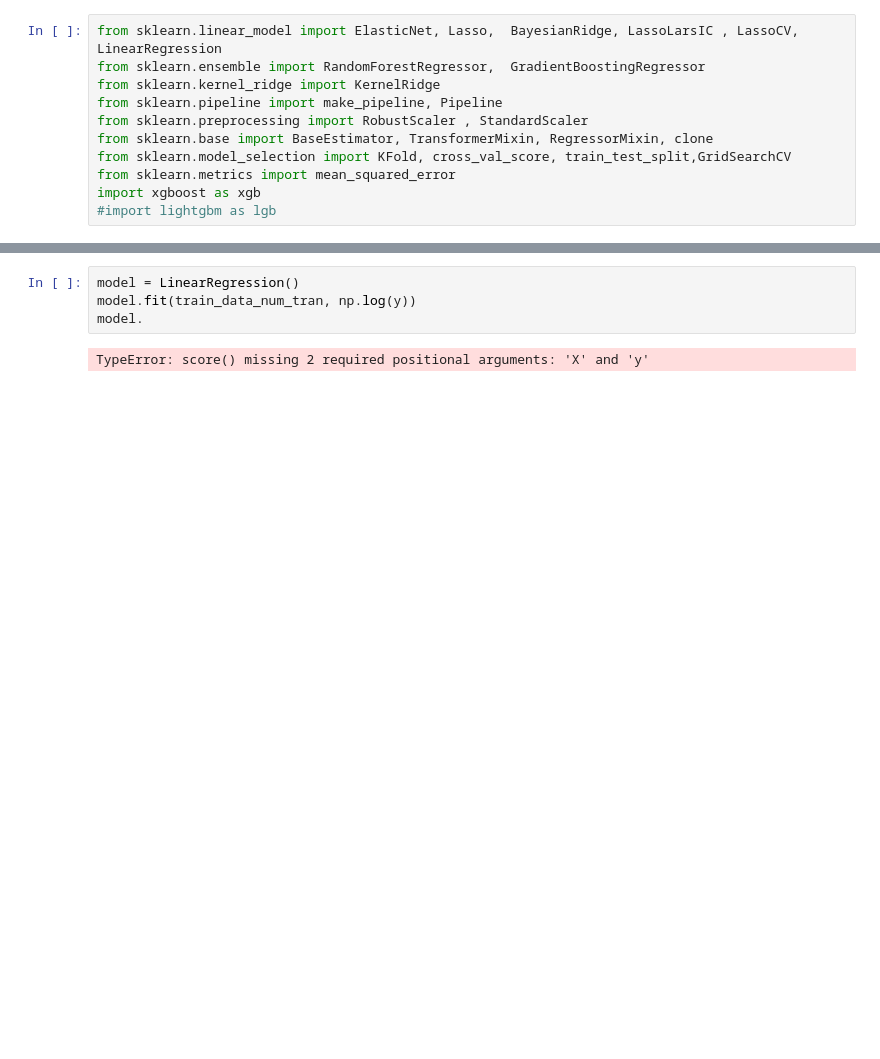
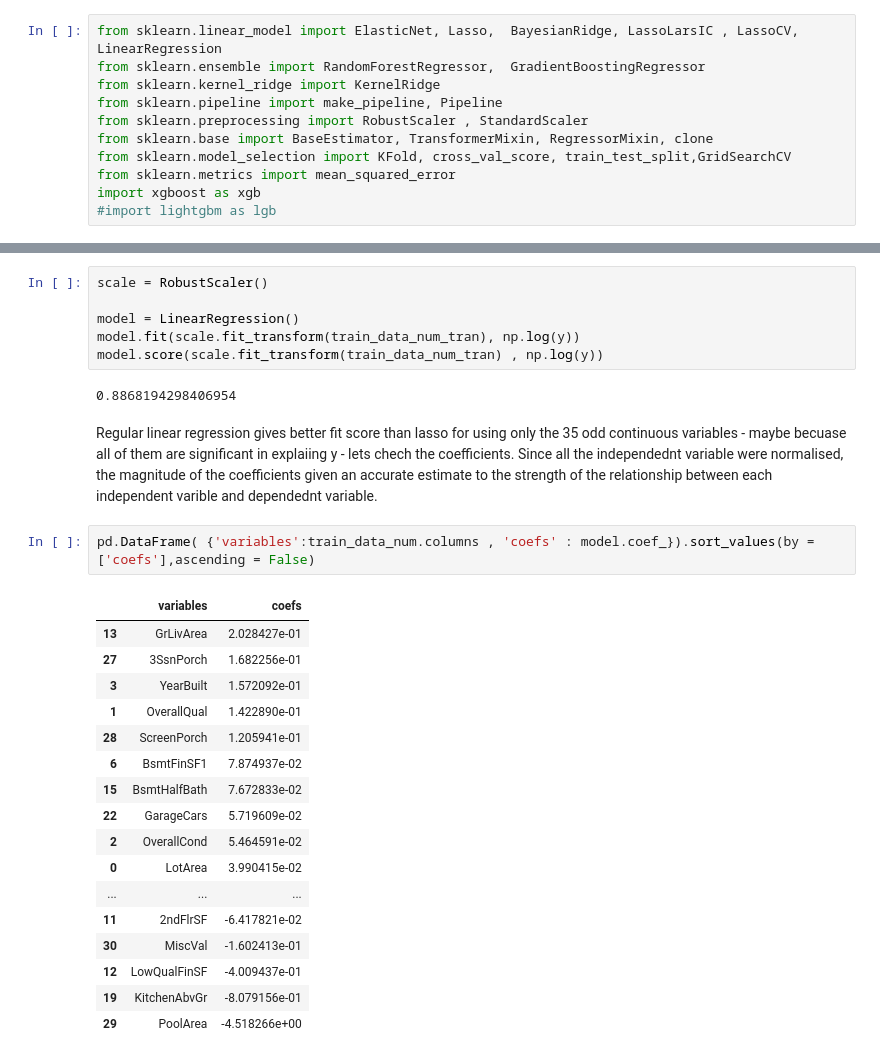
Before and after one commit to dhruvnigam93/hosr_rpice_prediction, a Jupyter notebook: Untitled.ipynb, the cells around one changed output, grey strips where cells are left out. Drawn from its saved outputs; the diff is of its cells as text; blank space fills up the shorter version.

Commit message:
linear regression coeffs added

```diff
--- a/Untitled.ipynb
+++ b/Untitled.ipynb
@@ -240,8 +237,33 @@ GridSearchCV(cv=5, error_score='raise-deprecating',
        pre_dispatch='2*n_jobs', refit=True, return_train_score='warn',
        scoring=None, verbose=1)
 # %%
+scale = RobustScaler()
+
 model = LinearRegression()
-model.fit(train_data_num_tran, np.log(y))
-model.
+model.fit(scale.fit_transform(train_data_num_tran), np.log(y))
+model.score(scale.fit_transform(train_data_num_tran) , np.log(y))
 # %% [output]
-TypeError: score() missing 2 required positional arguments: 'X' and 'y'
+0.8868194298406954
+# %% [markdown]
+Regular linear regression gives better fit score than lasso for using only the 35 odd continuous variables - maybe becuase all of them are significant in explaiing y - lets chech the coefficients.
+Since all the independednt variable were normalised, the magnitude of the coefficients given an accurate estimate to the strength of the relationship between each independent varible and dependednt variable.
+# %%
+pd.DataFrame( {'variables':train_data_num.columns , 'coefs' : model.coef_}).sort_values(by = ['coefs'],ascending = False)
+# %% [output]
+|  | variables | coefs |
+| 13 | GrLivArea | 2.028427e-01 |
+| 27 | 3SsnPorch | 1.682256e-01 |
+| 3 | YearBuilt | 1.572092e-01 |
+| 1 | OverallQual | 1.422890e-01 |
+| 28 | ScreenPorch | 1.205941e-01 |
+| 6 | BsmtFinSF1 | 7.874937e-02 |
+| 15 | BsmtHalfBath | 7.672833e-02 |
+| 22 | GarageCars | 5.719609e-02 |
+| 2 | OverallCond | 5.464591e-02 |
+| 0 | LotArea | 3.990415e-02 |
+| ... | ... | ... |
+| 11 | 2ndFlrSF | -6.417821e-02 |
+| 30 | MiscVal | -1.602413e-01 |
+| 12 | LowQualFinSF | -4.009437e-01 |
+| 19 | KitchenAbvGr | -8.079156e-01 |
+| 29 | PoolArea | -4.518266e+00 |
```
Also changed, not shown: parts of 2 cells of this notebook.
